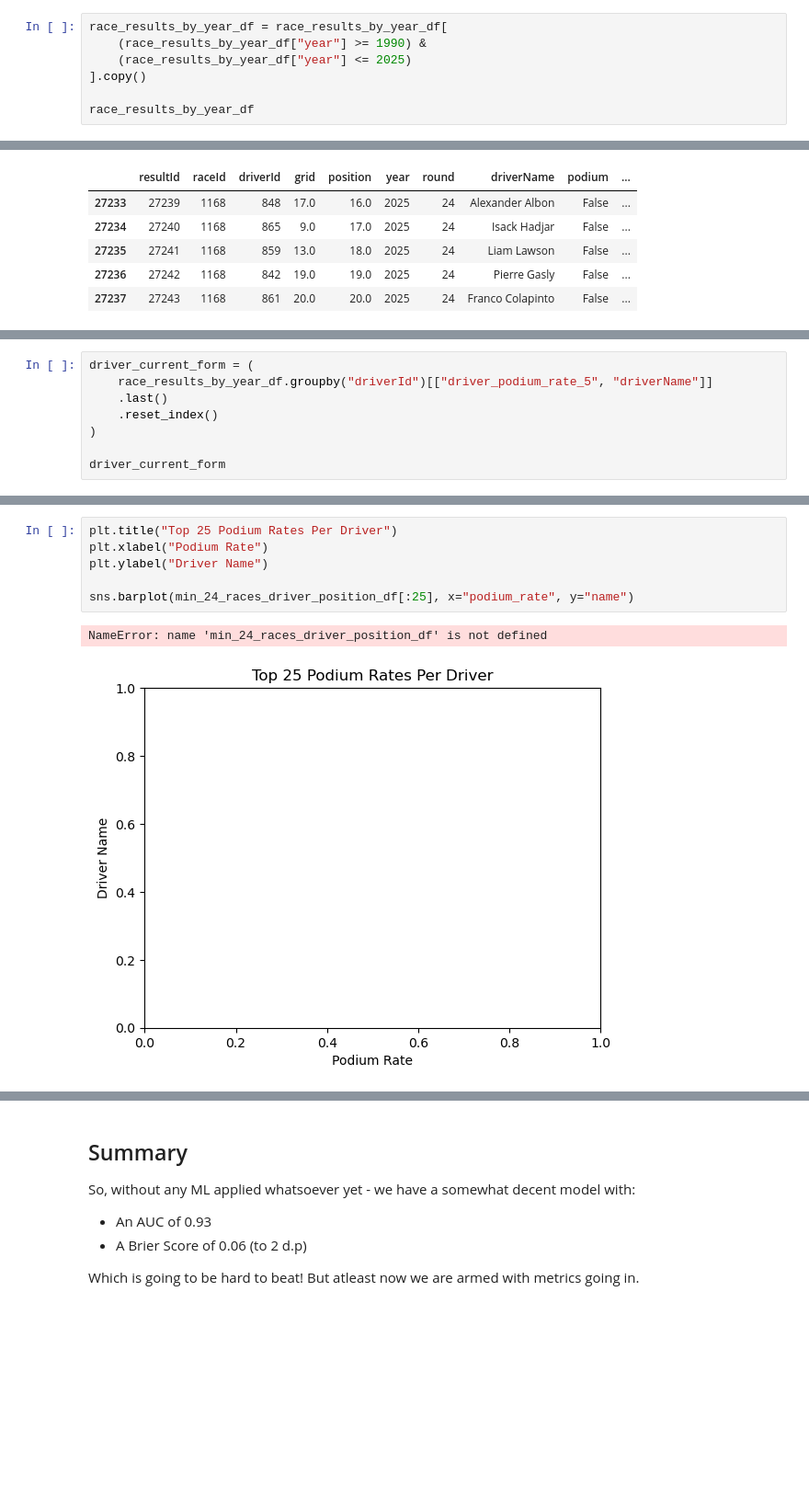
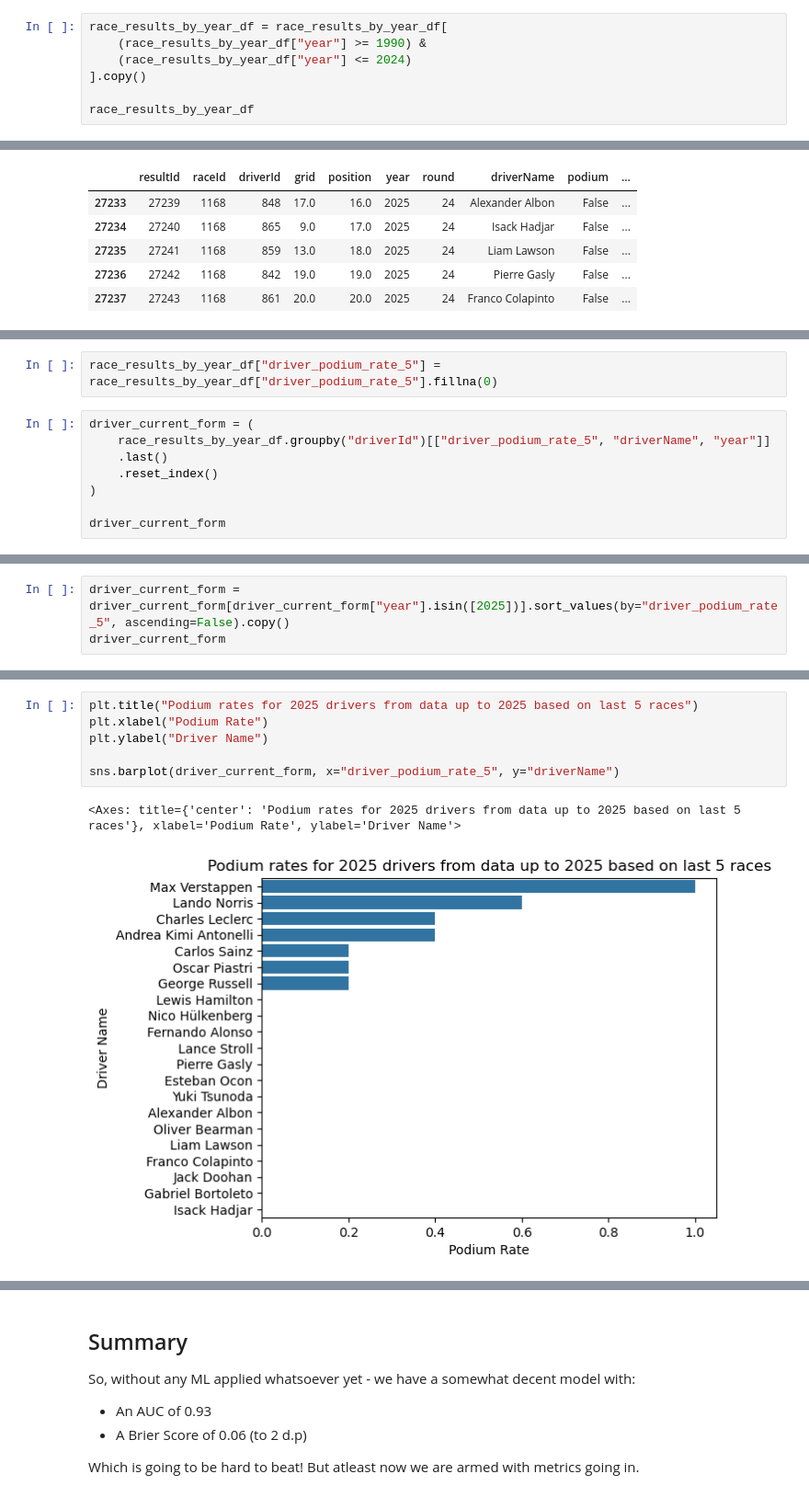
Before and after one commit to DaveAhearne/F1Prediction, a Jupyter notebook: notebooks/Heuristic_Baseline.ipynb, the cells around one changed output, grey strips where cells are left out. Shown at 92% size. Saved outputs shown, nothing was run; the diff lists cells and outputs as text; blank space fills up the shorter version.

```diff
--- a/notebooks/Heuristic_Baseline.ipynb
+++ b/notebooks/Heuristic_Baseline.ipynb
@@ -354,7 +354,7 @@ race_results_by_year_df
 # %%
 race_results_by_year_df = race_results_by_year_df[
     (race_results_by_year_df["year"] >= 1990) &
-    (race_results_by_year_df["year"] <= 2025)
+    (race_results_by_year_df["year"] <= 2024)
 ].copy()
 
 race_results_by_year_df
@@ -393,6 +395,8 @@ race_results_by_year_df.tail()
+# %%
+race_results_by_year_df["driver_podium_rate_5"] = race_results_by_year_df["driver_podium_rate_5"].fillna(0)
 # %%
 driver_current_form = (
-    race_results_by_year_df.groupby("driverId")[["driver_podium_rate_5", "driverName"]]
+    race_results_by_year_df.groupby("driverId")[["driver_podium_rate_5", "driverName", "year"]]
     .last()
     .reset_index()
 )
@@ -414,0 +421,3 @@ driver_current_form
+# %%
+driver_current_form = driver_current_form[driver_current_form["year"].isin([2025])].sort_values(by="driver_podium_rate_5", ascending=False).copy()
+driver_current_form
@@ -415,9 +442,9 @@ driver_current_form
 # %%
-plt.title("Top 25 Podium Rates Per Driver")
+plt.title("Podium rates for 2025 drivers from data up to 2025 based on last 5 races")
 plt.xlabel("Podium Rate")
 plt.ylabel("Driver Name")
 
-sns.barplot(min_24_races_driver_position_df[:25], x="podium_rate", y="name")
+sns.barplot(driver_current_form, x="driver_podium_rate_5", y="driverName")
 # %% [output]
-NameError: name 'min_24_races_driver_position_df' is not defined
+<Axes: title={'center': 'Podium rates for 2025 drivers from data up to 2025 based on last 5 races'}, xlabel='Podium Rate', ylabel='Driver Name'>
-[figure, old version]
+[figure, new version]
```
Also changed, not shown: parts of 5 cells of this notebook.
